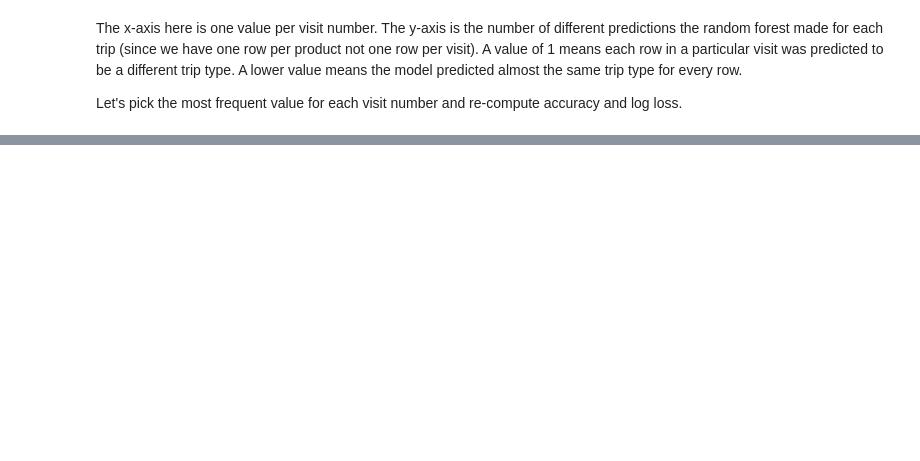
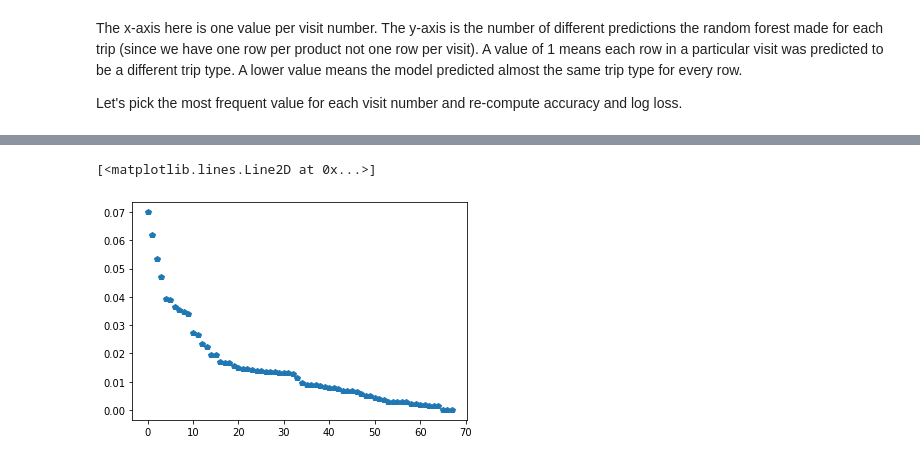
Before and after one commit to TreeinRandomForest/BrnoMLWorkshop2019, a Jupyter notebook: BrnoTeaching2019/notebooks/Day 3 - Tree-based Methods.ipynb, the cells around one changed output, grey strips where cells are left out. Cells and saved outputs as stored; diff of their text form; code cells hidden in the pictures; blank space fills up the shorter version.

```diff
--- a/BrnoTeaching2019/notebooks/Day 3 - Tree-based Methods.ipynb
+++ b/BrnoTeaching2019/notebooks/Day 3 - Tree-based Methods.ipynb
@@ -316,0 +722,4 @@ boosting
+# %%
+df_train = pd.read_feather(f'{DATA_PATH}/df_nonull_deprep_train_rnd.feather')
+df_val = pd.read_feather(f'{DATA_PATH}/df_nonull_deprep_val.feather')
+df_test = pd.read_feather(f'{DATA_PATH}/df_nonull_deprep_test.feather')
@@ -316,0 +775,20 @@ boosting
+# %%
+def train_model(model, df_train, df_val):
+    model.fit(df_train.drop('TripType', axis=1), df_train['TripType'])
+
+    train_class_pred = model.predict(df_train.drop('TripType', axis=1))
+    val_class_pred = model.predict(df_val.drop('TripType', axis=1))
+
+    train_acc = np.sum(train_class_pred==df_train['TripType'].tolist()) / df_train.shape[0]
+    val_acc = np.sum(val_class_pred==df_val['TripType'].tolist()) / df_val.shape[0]
+
+    print(f"Train Acc = {train_acc}")
+    print(f"Val   Acc = {val_acc}")
+
+    train_log_loss = log_loss(df_train['TripType'], model.predict_proba(df_train.drop('TripType', axis=1)), eps=1e-15)
+    val_log_loss = log_loss(df_val['TripType'], model.predict_proba(df_val.drop('TripType', axis=1)), eps=1e-15, labels=model.classes_)
+
+    print(f'Train loss = {train_log_loss}')
+    print(f'Val   loss = {val_log_loss}')
+
+    return model, {'train': train_log_loss, 'val': val_log_loss}
@@ -316,0 +823,4 @@ boosting
+# %%
+model = RandomForestClassifier(n_estimators=100, min_samples_split=150, n_jobs=-1)
+
+model, _ = train_model(model, df_train_f1, df_val_f1)
@@ -316,0 +834,7 @@ boosting
+# %%
+import operator
+
+feature_importances = sorted(list(zip(df_train_f1.drop('TripType', axis=1).columns, model.feature_importances_)), key = operator.itemgetter(1), reverse=True)
+
+for f in feature_importances:
+    print(f)
@@ -316,0 +859,5 @@ boosting
+# %%
+plt.plot([i[1] for i in feature_importances], 'p')
+# %% [output]
+[<matplotlib.lines.Line2D at 0x...>]
+[figure, added]
```
Also changed, not shown: parts of 205 cells of this notebook, 1 other file.
